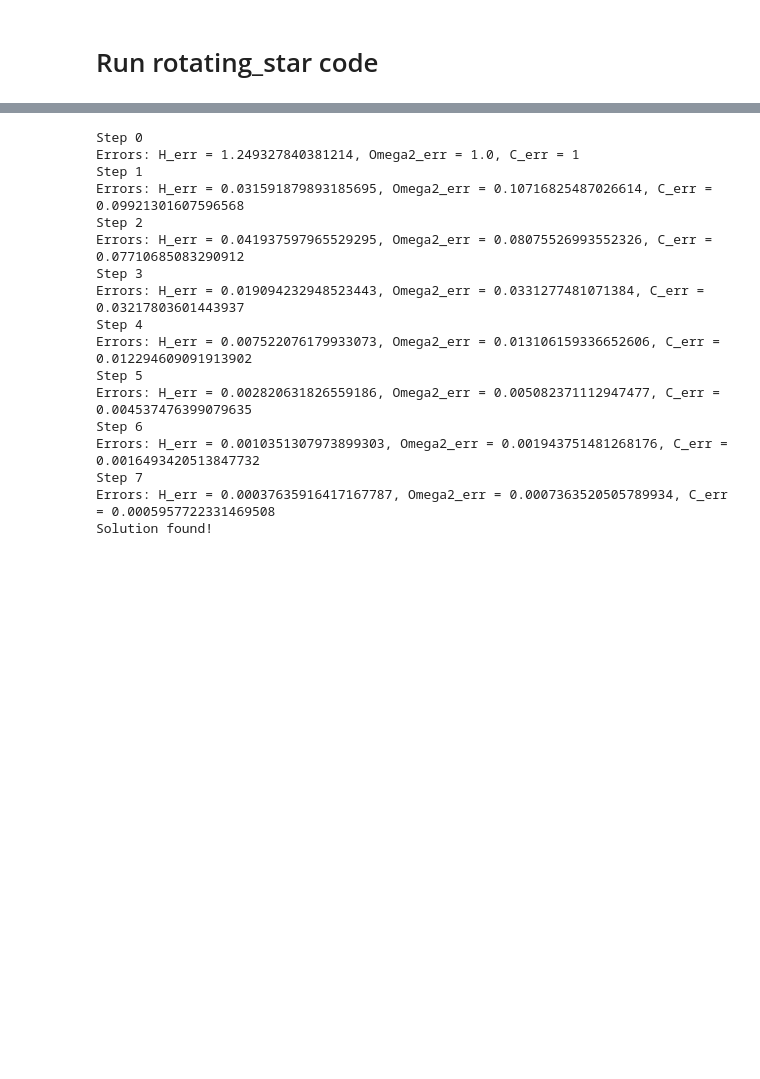
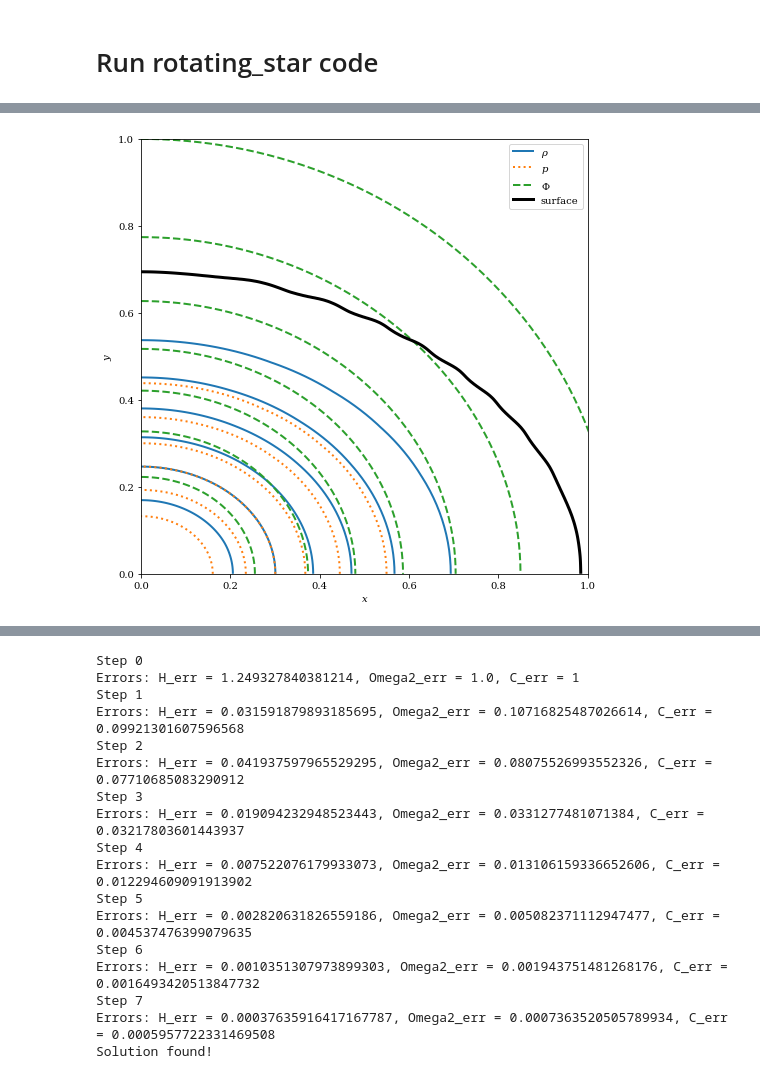
Before and after one commit to harpolea/rotating_star, a Jupyter notebook: run_models.ipynb, the cells around one changed output, grey strips where cells are left out. Cells and saved outputs as stored; diff of their text form; code cells hidden in the pictures; blank space fills up the shorter version.

```diff
--- a/run_models.ipynb
+++ b/run_models.ipynb
@@ -67,3 +74,7 @@ star.plot_star()
+# %%
+star.plot_isosurfaces(nlevels=8)
+# %% [output]
+[figure, added]
 # %%
 star.M, star.W
 # %% [output]
```
Also changed, not shown: parts of 17 cells of this notebook, 2 other files.
